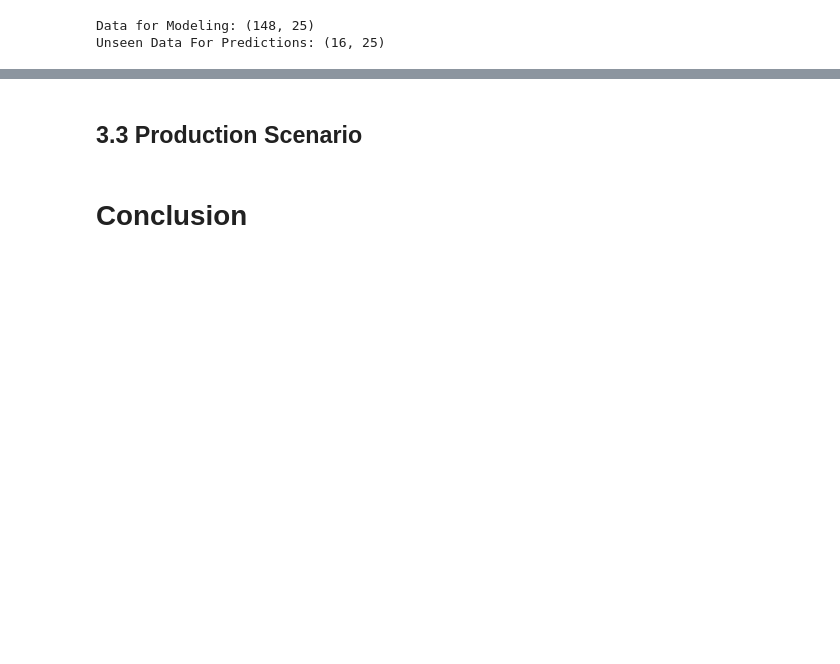
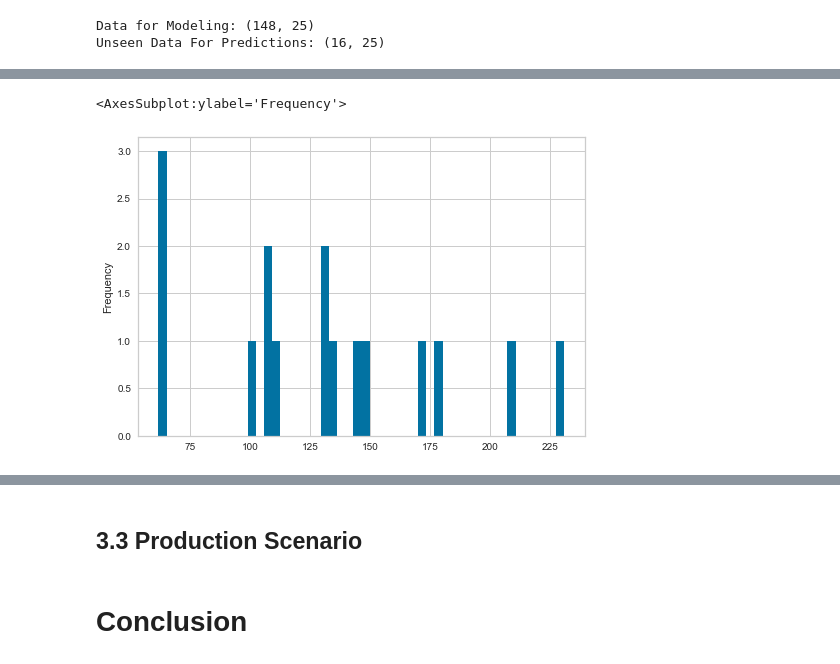
Before and after one commit to sekR4/Automobile, a Jupyter notebook: draft.ipynb, the cells around one changed output, grey strips where cells are left out. Saved outputs shown, nothing was run; the diff lists cells and outputs as text; code cells hidden in the pictures; blank space fills up the shorter version.

```diff
--- a/draft.ipynb
+++ b/draft.ipynb
@@ -123,0 +178,6 @@ regr = setup(**params)
+# %%
+predictions = predict_model(loaded_model, data = data_unseen[list(data_unseen.columns)[1:]])
+predictions["Label"].plot.hist(bins=50)
+# %% [output]
+<AxesSubplot:ylabel='Frequency'>
+[figure, added]
```
Also changed, not shown: parts of 13 cells of this notebook, 45 other files.
